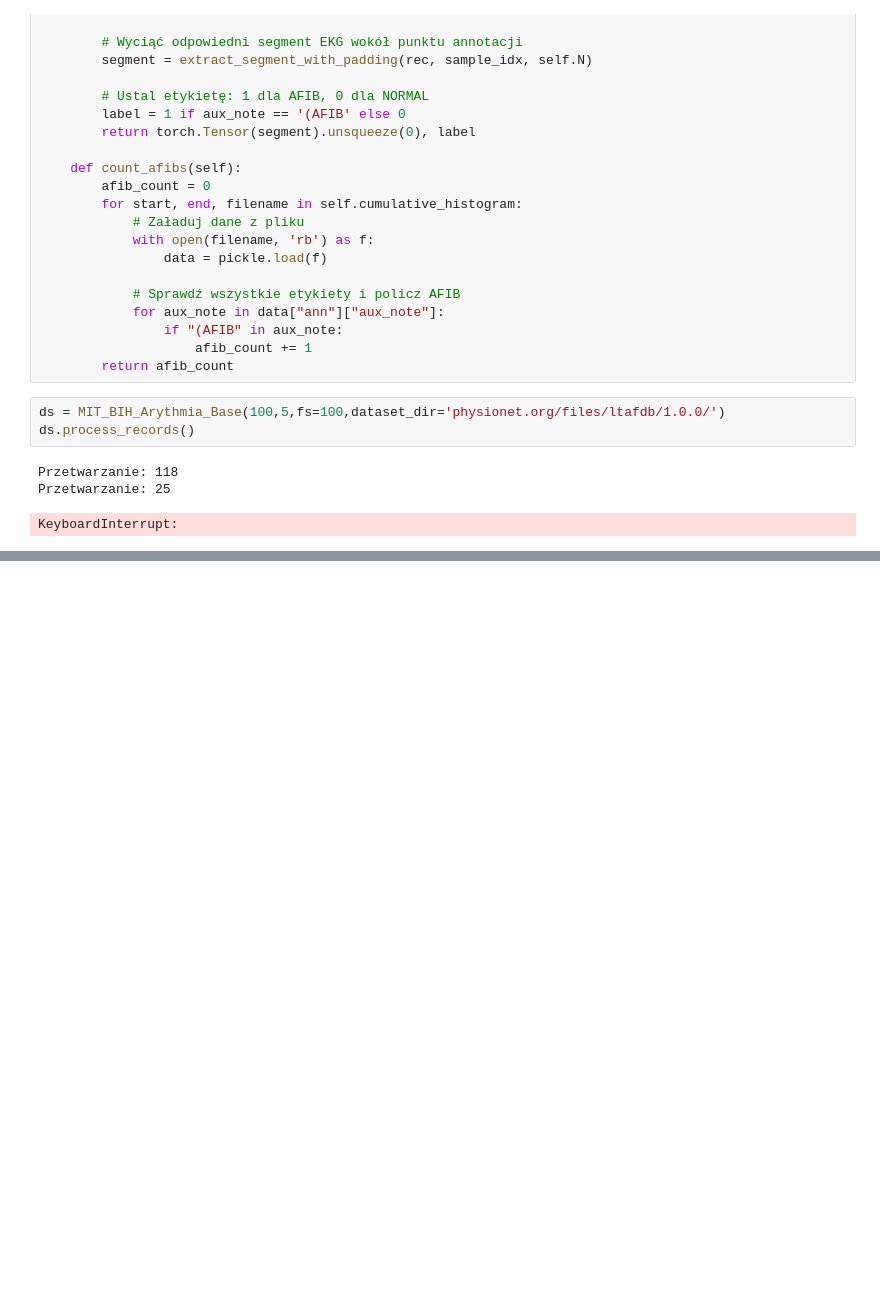
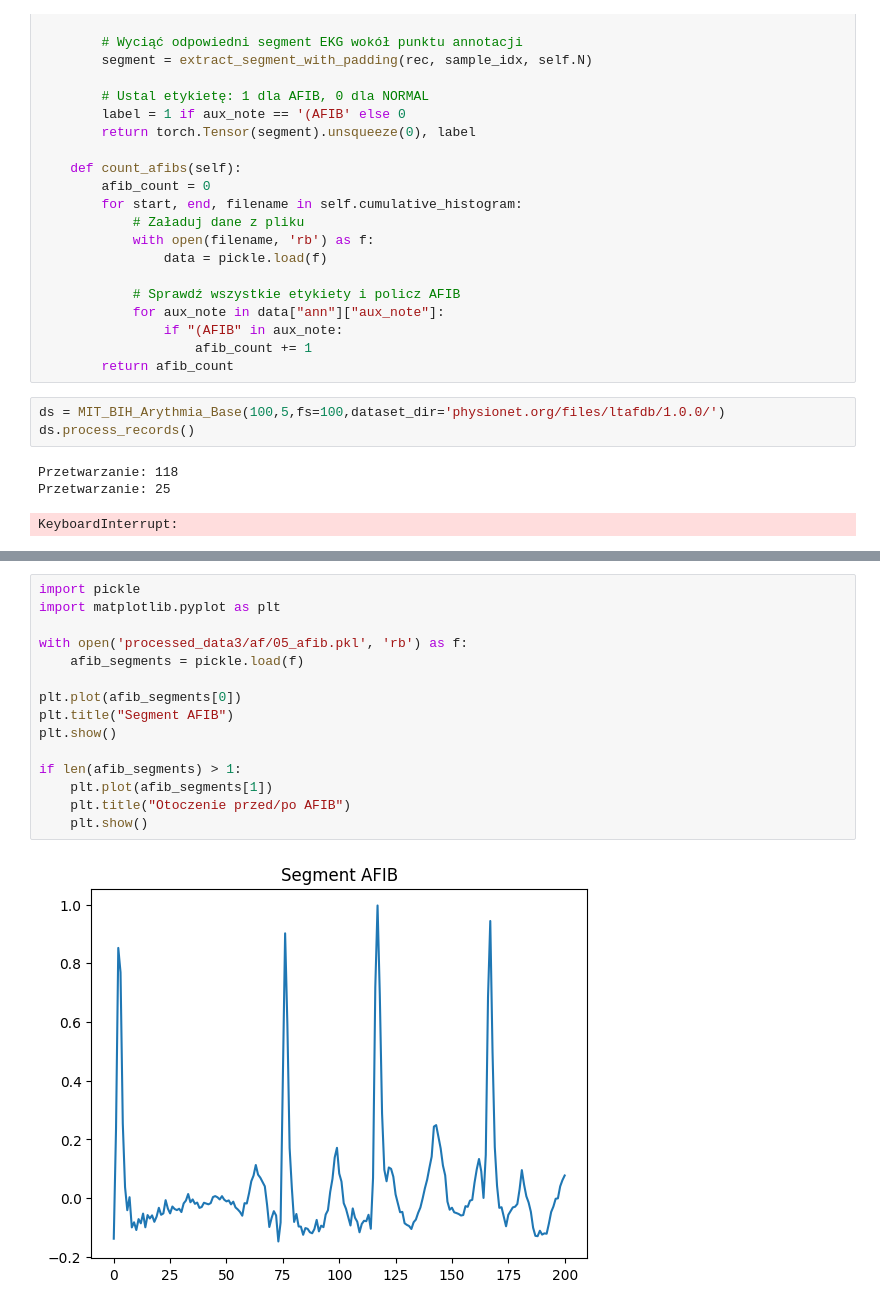
Before and after one commit to zojapila/dnn_ecg, a Jupyter notebook: afdb_julia.ipynb, the cells around one changed output, grey strips where cells are left out. Drawn from its saved outputs; the diff is of its cells as text; blank space fills up the shorter version.

```diff
--- a/afdb_julia.ipynb
+++ b/afdb_julia.ipynb
@@ -134,0 +274,17 @@ KeyboardInterrupt:
+# %%
+import pickle
+import matplotlib.pyplot as plt
+
+with open('processed_data3/af/05_afib.pkl', 'rb') as f:
+    afib_segments = pickle.load(f)
+
+plt.plot(afib_segments[0])
+plt.title("Segment AFIB")
+plt.show()
+
+if len(afib_segments) > 1:
+    plt.plot(afib_segments[1])
+    plt.title("Otoczenie przed/po AFIB")
+    plt.show()
+# %% [output]
+[figure, added]
```
Also changed, not shown: parts of 2 cells of this notebook, 1 other file.
